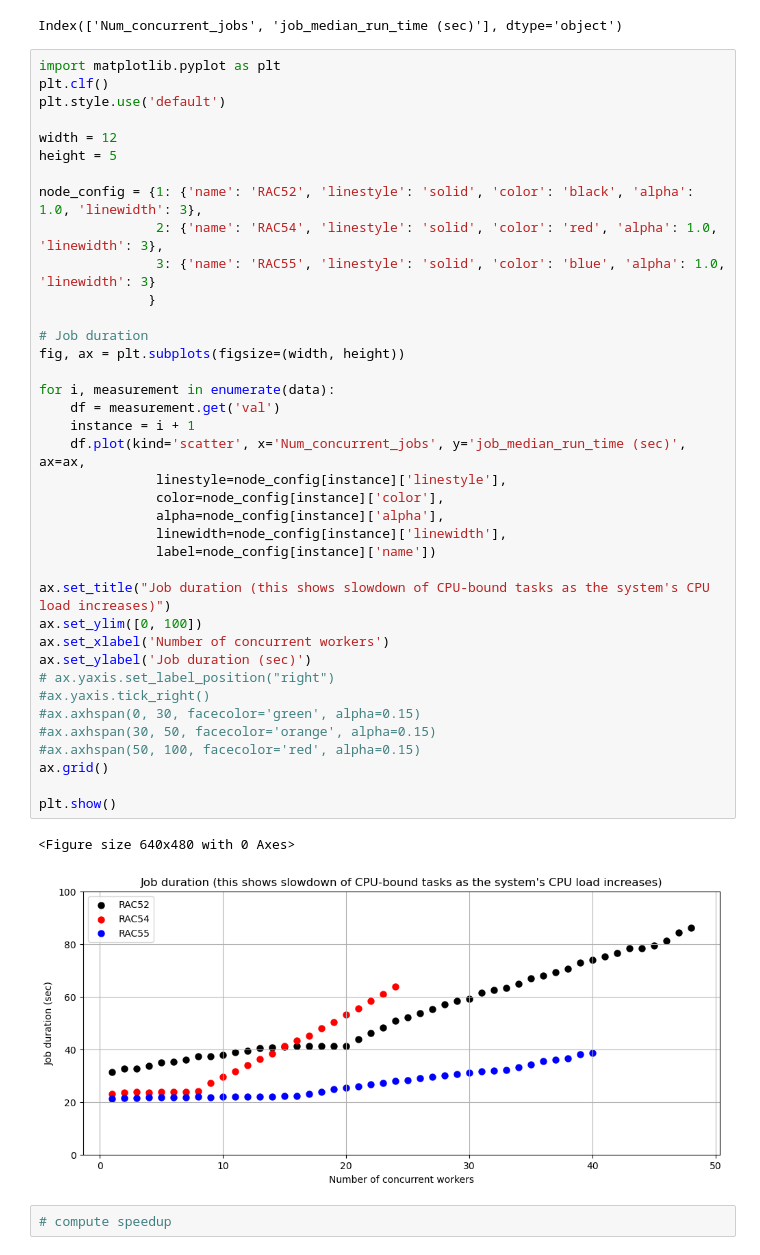
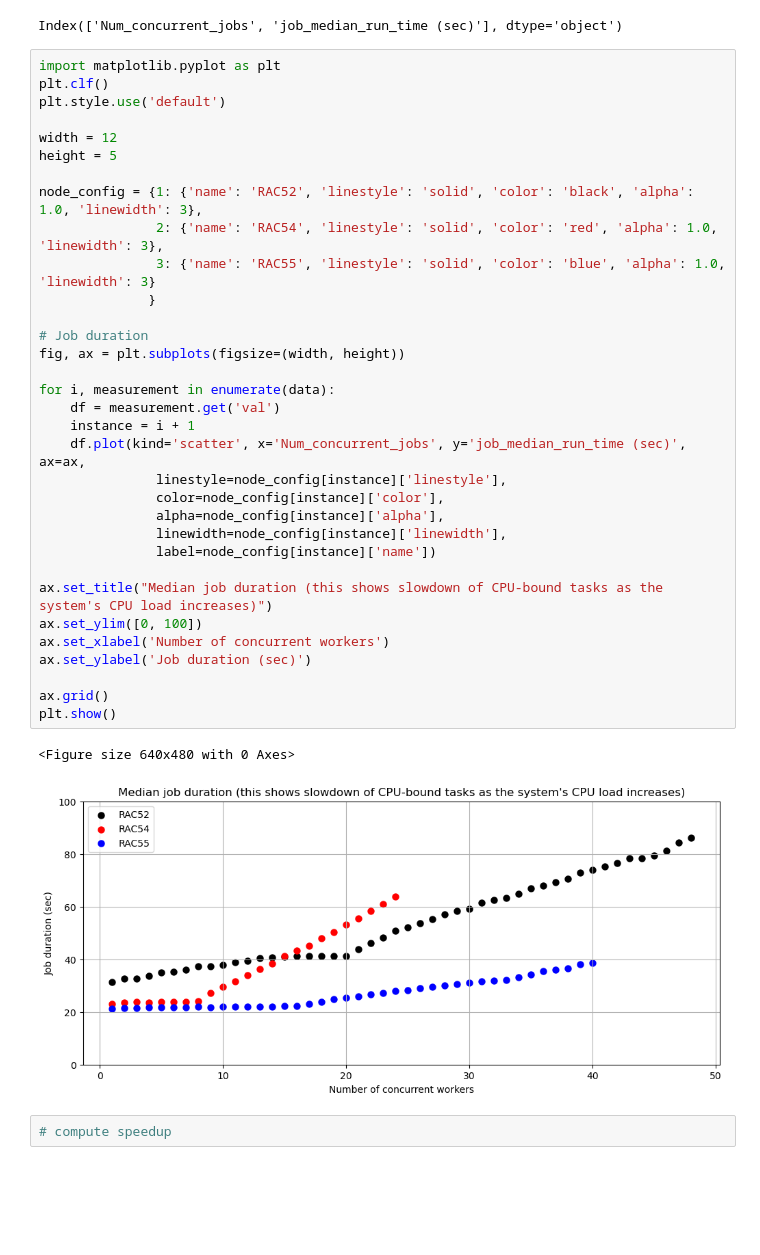
Before and after one commit to LucaCanali/Miscellaneous, a Jupyter notebook: Perf_Testing/Graphs_CPU_tests_simple_RAC5x.ipynb, the cells around one changed output. Saved outputs shown, nothing was run; the diff lists cells and outputs as text; blank space fills up the shorter version.

```diff
--- a/Perf_Testing/Graphs_CPU_tests_simple_RAC5x.ipynb
+++ b/Perf_Testing/Graphs_CPU_tests_simple_RAC5x.ipynb
@@ -52,40 +52,35 @@ plt.clf()
 plt.style.use('default')
 
 width = 12
 height = 5
 
 node_config = {1: {'name': 'RAC52', 'linestyle': 'solid', 'color': 'black', 'alpha': 1.0, 'linewidth': 3},
                2: {'name': 'RAC54', 'linestyle': 'solid', 'color': 'red', 'alpha': 1.0, 'linewidth': 3},
                3: {'name': 'RAC55', 'linestyle': 'solid', 'color': 'blue', 'alpha': 1.0, 'linewidth': 3}
               }
 
 # Job duration
 fig, ax = plt.subplots(figsize=(width, height))
 
 for i, measurement in enumerate(data):
     df = measurement.get('val')
     instance = i + 1
     df.plot(kind='scatter', x='Num_concurrent_jobs', y='job_median_run_time (sec)', ax=ax,
                linestyle=node_config[instance]['linestyle'],
                color=node_config[instance]['color'],
                alpha=node_config[instance]['alpha'],
                linewidth=node_config[instance]['linewidth'],
                label=node_config[instance]['name'])
 
-ax.set_title("Job duration (this shows slowdown of CPU-bound tasks as the system's CPU load increases)")
+ax.set_title("Median job duration (this shows slowdown of CPU-bound tasks as the system's CPU load increases)")
 ax.set_ylim([0, 100])
 ax.set_xlabel('Number of concurrent workers')
 ax.set_ylabel('Job duration (sec)')
-# ax.yaxis.set_label_position("right")
-#ax.yaxis.tick_right()
-#ax.axhspan(0, 30, facecolor='green', alpha=0.15)
-#ax.axhspan(30, 50, facecolor='orange', alpha=0.15)
-#ax.axhspan(50, 100, facecolor='red', alpha=0.15)
+
 ax.grid()
-
 plt.show()
 # %% [output]
 <Figure size 640x480 with 0 Axes>
-[figure, old version]
+[figure, new version]
 # %%
 # compute speedup
```
Also changed, not shown: parts of 10 cells of this notebook, 1 other file.
